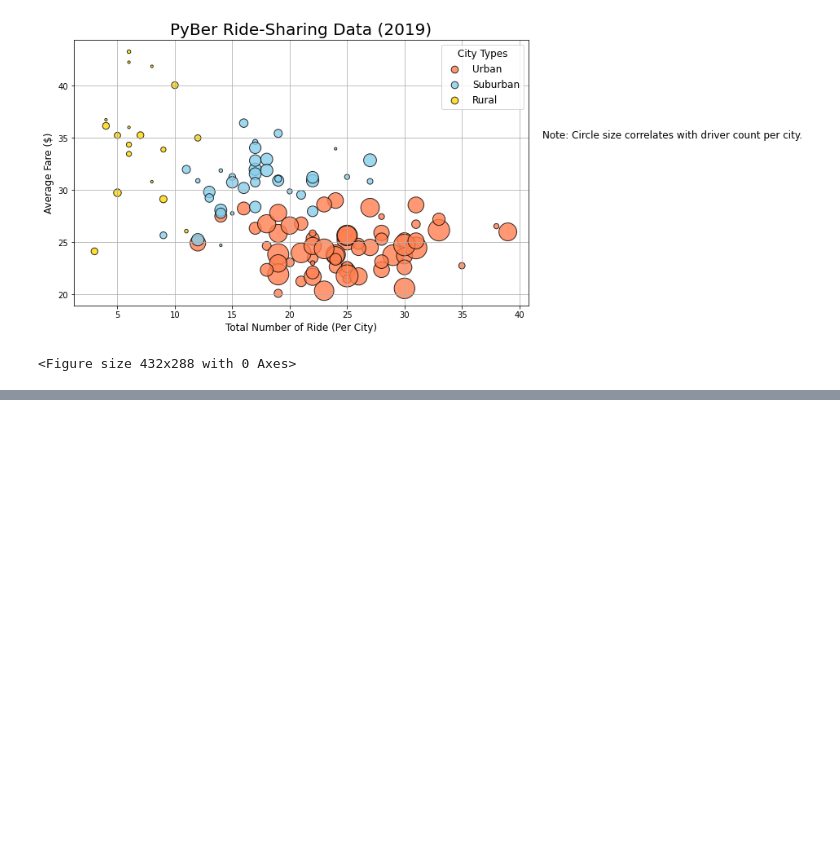
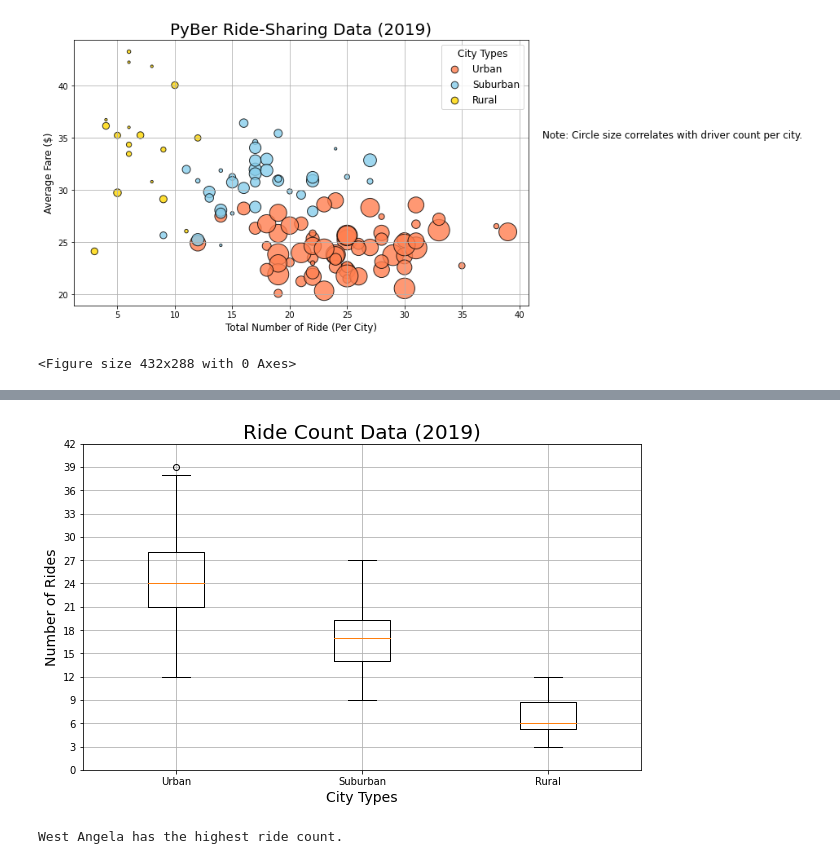
Before and after one commit to giseledoan/PyBer_Analysis, a Jupyter notebook: PyBer.ipynb, the cells around one changed output, grey strips where cells are left out. Drawn from its saved outputs; the diff is of its cells as text; code cells hidden in the pictures; blank space fills up the shorter version.

```diff
--- a/PyBer.ipynb
+++ b/PyBer.ipynb
@@ -335,0 +644,24 @@ plt.savefig("analysis/Fig1.png")
+# %%
+# Create a box-and-whisker plot for 3 cities type ride count, show on 1 plot
+x_labels = ["Urban", "Suburban", "Rural"]
+ride_count_data = [urban_ride_count, suburban_ride_count, rural_ride_count]
+
+fig, ax = plt.subplots(figsize=(10, 6))
+ax.set_title("Ride Count Data (2019)", fontsize=20 )
+ax.set_xlabel("City Types", fontsize=14)
+ax.set_ylabel("Number of Rides", fontsize = 14)
+
+ax.boxplot(ride_count_data, labels= x_labels)
+ax.set_yticks(np.arange(0, 45, step = 3))
+ax.grid()
+
+plt.savefig("analysis/Fig2.png")
+plt.show()
+# %% [output]
+[figure, added]
+# %%
+# Urban: get the city that matches 39 (outlier):
+urban_city_outlier = urban_ride_count[urban_ride_count==39].index[0]
+print(f"{urban_city_outlier} has the highest ride count.")
+# %% [output]
+West Angela has the highest ride count.
```
Also changed, not shown: parts of 28 cells of this notebook, 3 other files.
